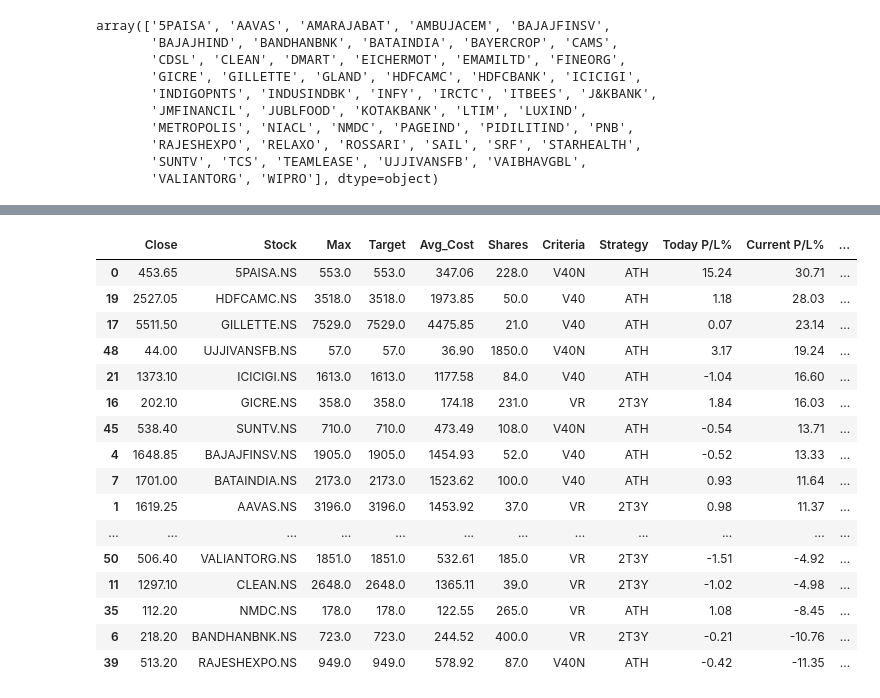
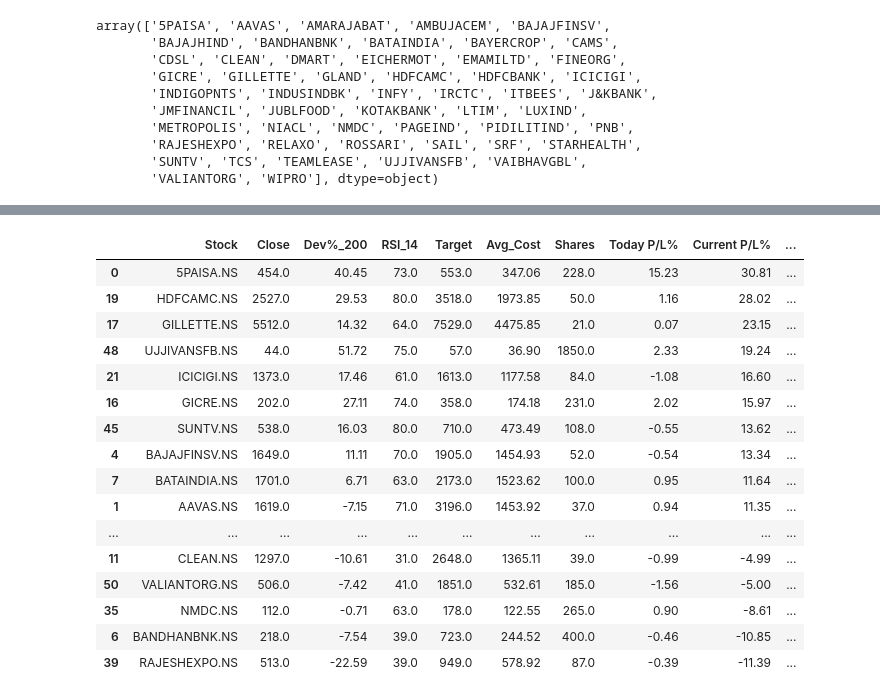
Before and after one commit to ankit-rathi/Data-Science-with-Python, a Jupyter notebook: Tradevesting/myStocks_Portfolio_Analysis.ipynb, the cells around one changed output, grey strips where cells are left out. Saved outputs shown, nothing was run; the diff lists cells and outputs as text; code cells hidden in the pictures.

```diff
--- a/Tradevesting/myStocks_Portfolio_Analysis.ipynb
+++ b/Tradevesting/myStocks_Portfolio_Analysis.ipynb
@@ -139,6 +150,6 @@ for stock_id in stock_ids:
 # %%
-df_prec_dev.reset_index(drop=True, inplace=True)
-df_prec_dev.drop(['Date'], axis=1, inplace=True)
+df_common_features.reset_index(drop=True, inplace=True)
+df_common_features.drop(['Date'], axis=1, inplace=True)
 # %%
 # portfolio stocks
 
@@ -201,24 +221,29 @@ Total loss:  -39887.0
 # %%
-cols = ['Close', 'Stock', 'Max', 'Target', 'Avg_Cost', 'Shares', 'Criteria', 'Strategy', 'Today P/L%', 'Current P/L%', 'Estimated P/L%', 'Juice Left%', 'Weightage%', 'Risk Ind']
-tmp_df = tmp_df[cols]
+cols = ['Stock', 'Close', 'Dev%_200', 'RSI_14', 'Target', 'Avg_Cost', 'Shares', 'Today P/L%', 'Current P/L%', 'Estimated P/L%', 'Juice Left%', 'Weightage%', 'Risk Ind', 'LatestQtr', 'StarStock', 'Criteria', 'Strategy', 'Conviction']
+df_portfolio_features = df_portfolio_features[cols]
+
+if gen_output == 1:
+  from google.colab import drive
+  drive.mount('/content/drive')
+  df_portfolio_features.to_csv('/content/drive/My Drive/data/stocks/myStocks-Portfolio-Analysis.csv', index=False)
 # %%
-tmp_df.sort_values(by = 'Current P/L%', ascending=False)
+df_portfolio_features.sort_values(by = 'Current P/L%', ascending=False)
 # %% [output]
-|  | Close | Stock | Max | Target | Avg_Cost | Shares | Criteria | Strategy | Today P/L% | Current P/L% | ... |
-| 0 | 453.65 | 5PAISA.NS | 553.0 | 553.0 | 347.06 | 228.0 | V40N | ATH | 15.24 | 30.71 | ... |
-| 19 | 2527.05 | HDFCAMC.NS | 3518.0 | 3518.0 | 1973.85 | 50.0 | V40 | ATH | 1.18 | 28.03 | ... |
-| 17 | 5511.50 | GILLETTE.NS | 7529.0 | 7529.0 | 4475.85 | 21.0 | V40 | ATH | 0.07 | 23.14 | ... |
-| 48 | 44.00 | UJJIVANSFB.NS | 57.0 | 57.0 | 36.90 | 1850.0 | V40N | ATH | 3.17 | 19.24 | ... |
-| 21 | 1373.10 | ICICIGI.NS | 1613.0 | 1613.0 | 1177.58 | 84.0 | V40 | ATH | -1.04 | 16.60 | ... |
-| 16 | 202.10 | GICRE.NS | 358.0 | 358.0 | 174.18 | 231.0 | VR | 2T3Y | 1.84 | 16.03 | ... |
-| 45 | 538.40 | SUNTV.NS | 710.0 | 710.0 | 473.49 | 108.0 | V40N | ATH | -0.54 | 13.71 | ... |
-| 4 | 1648.85 | BAJAJFINSV.NS | 1905.0 | 1905.0 | 1454.93 | 52.0 | V40 | ATH | -0.52 | 13.33 | ... |
-| 7 | 1701.00 | BATAINDIA.NS | 2173.0 | 2173.0 | 1523.62 | 100.0 | V40 | ATH | 0.93 | 11.64 | ... |
-| 1 | 1619.25 | AAVAS.NS | 3196.0 | 3196.0 | 1453.92 | 37.0 | VR | 2T3Y | 0.98 | 11.37 | ... |
-| ... | ... | ... | ... | ... | ... | ... | ... | ... | ... | ... | ... |
-| 50 | 506.40 | VALIANTORG.NS | 1851.0 | 1851.0 | 532.61 | 185.0 | VR | 2T3Y | -1.51 | -4.92 | ... |
-| 11 | 1297.10 | CLEAN.NS | 2648.0 | 2648.0 | 1365.11 | 39.0 | VR | 2T3Y | -1.02 | -4.98 | ... |
-| 35 | 112.20 | NMDC.NS | 178.0 | 178.0 | 122.55 | 265.0 | VR | ATH | 1.08 | -8.45 | ... |
-| 6 | 218.20 | BANDHANBNK.NS | 723.0 | 723.0 | 244.52 | 400.0 | VR | 2T3Y | -0.21 | -10.76 | ... |
-| 39 | 513.20 | RAJESHEXPO.NS | 949.0 | 949.0 | 578.92 | 87.0 | V40N | ATH | -0.42 | -11.35 | ... |
+|  | Stock | Close | Dev%_200 | RSI_14 | Target | Avg_Cost | Shares | Today P/L% | Current P/L% | ... |
+| 0 | 5PAISA.NS | 454.0 | 40.45 | 73.0 | 553.0 | 347.06 | 228.0 | 15.23 | 30.81 | ... |
+| 19 | HDFCAMC.NS | 2527.0 | 29.53 | 80.0 | 3518.0 | 1973.85 | 50.0 | 1.16 | 28.02 | ... |
+| 17 | GILLETTE.NS | 5512.0 | 14.32 | 64.0 | 7529.0 | 4475.85 | 21.0 | 0.07 | 23.15 | ... |
+| 48 | UJJIVANSFB.NS | 44.0 | 51.72 | 75.0 | 57.0 | 36.90 | 1850.0 | 2.33 | 19.24 | ... |
+| 21 | ICICIGI.NS | 1373.0 | 17.46 | 61.0 | 1613.0 | 1177.58 | 84.0 | -1.08 | 16.60 | ... |
+| 16 | GICRE.NS | 202.0 | 27.11 | 74.0 | 358.0 | 174.18 | 231.0 | 2.02 | 15.97 | ... |
+| 45 | SUNTV.NS | 538.0 | 16.03 | 80.0 | 710.0 | 473.49 | 108.0 | -0.55 | 13.62 | ... |
+| 4 | BAJAJFINSV.NS | 1649.0 | 11.11 | 70.0 | 1905.0 | 1454.93 | 52.0 | -0.54 | 13.34 | ... |
+| 7 | BATAINDIA.NS | 1701.0 | 6.71 | 63.0 | 2173.0 | 1523.62 | 100.0 | 0.95 | 11.64 | ... |
+| 1 | AAVAS.NS | 1619.0 | -7.15 | 71.0 | 3196.0 | 1453.92 | 37.0 | 0.94 | 11.35 | ... |
+| ... | ... | ... | ... | ... | ... | ... | ... | ... | ... | ... |
+| 11 | CLEAN.NS | 1297.0 | -10.61 | 31.0 | 2648.0 | 1365.11 | 39.0 | -0.99 | -4.99 | ... |
+| 50 | VALIANTORG.NS | 506.0 | -7.42 | 41.0 | 1851.0 | 532.61 | 185.0 | -1.56 | -5.00 | ... |
+| 35 | NMDC.NS | 112.0 | -0.71 | 63.0 | 178.0 | 122.55 | 265.0 | 0.90 | -8.61 | ... |
+| 6 | BANDHANBNK.NS | 218.0 | -7.54 | 39.0 | 723.0 | 244.52 | 400.0 | -0.46 | -10.85 | ... |
+| 39 | RAJESHEXPO.NS | 513.0 | -22.59 | 39.0 | 949.0 | 578.92 | 87.0 | -0.39 | -11.39 | ... |
 # %%
```
Also changed, not shown: parts of 11 cells of this notebook.
